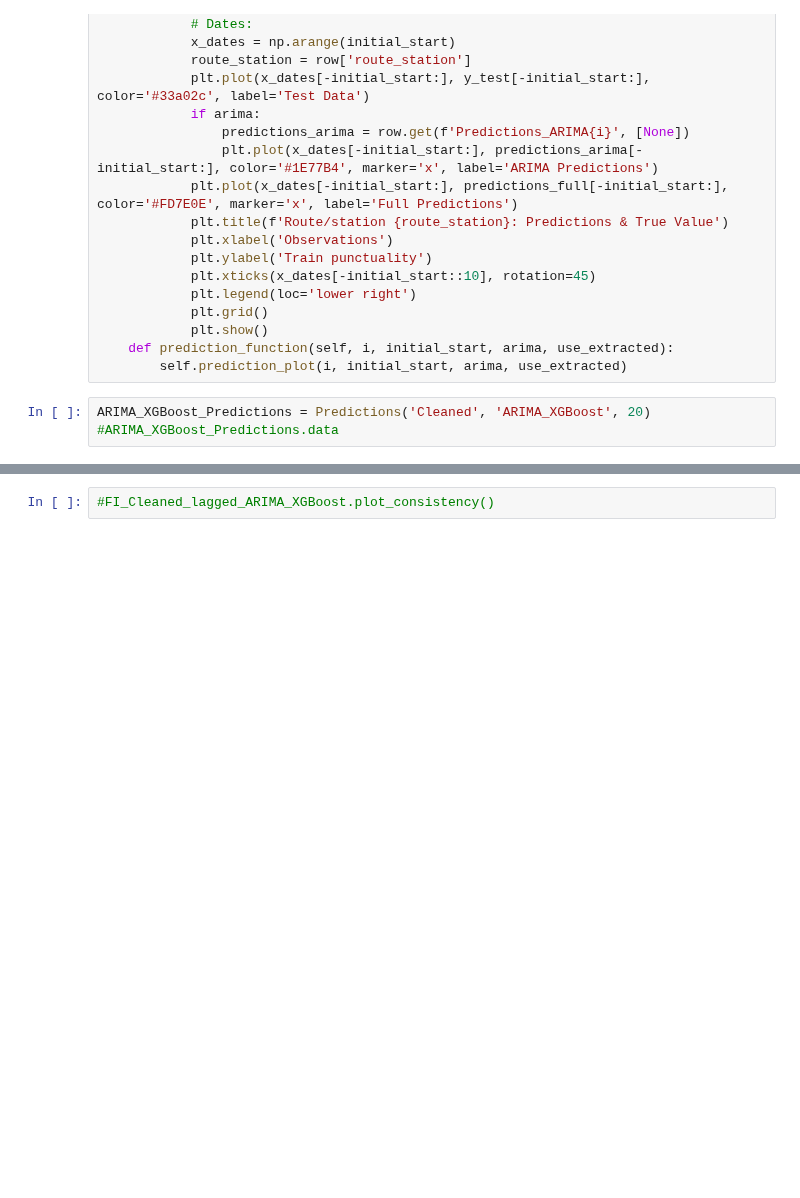
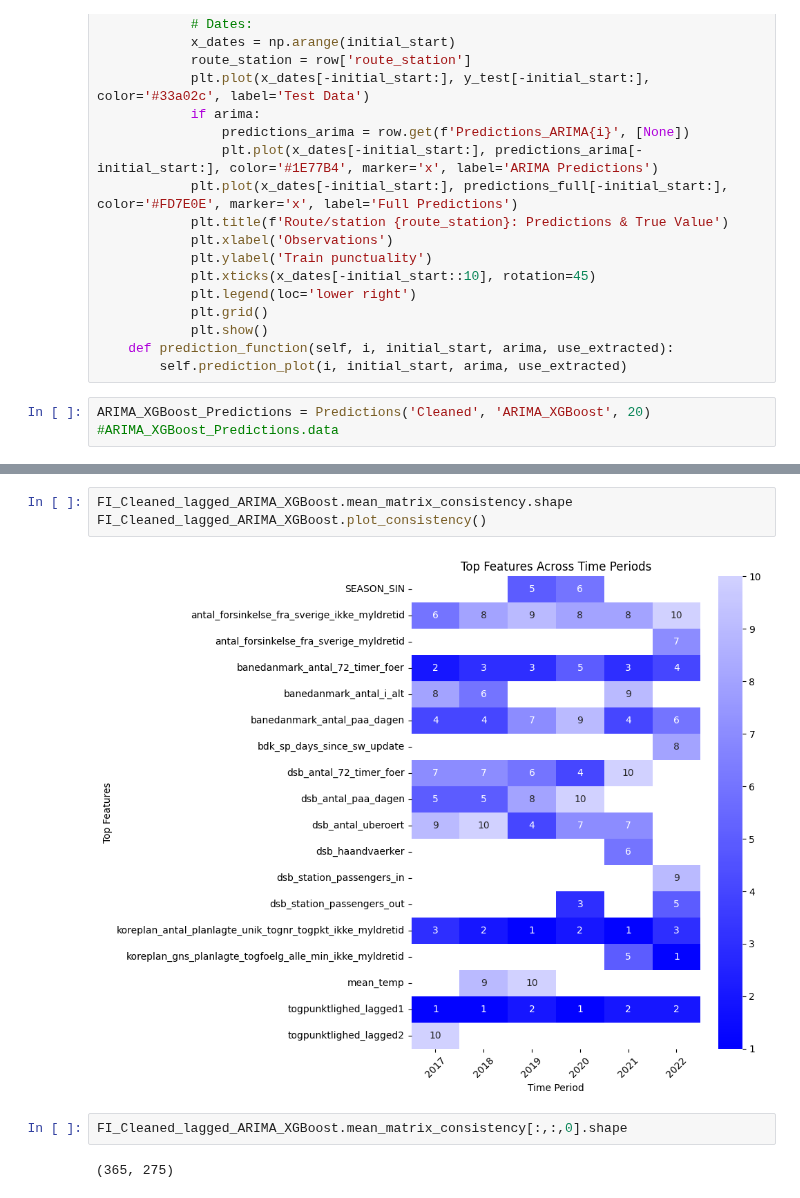
Before and after one commit to clarachristiansen/Bachelor_project, a Jupyter notebook: Visualize_CV_new_format.ipynb, the cells around one changed output, grey strips where cells are left out. Drawn from its saved outputs; the diff is of its cells as text; blank space fills up the shorter version.

```diff
--- a/Visualize_CV_new_format.ipynb
+++ b/Visualize_CV_new_format.ipynb
@@ -558,4 +559,11 @@ FI_Cleaned_lagged_ARIMA_XGBoost.mean_matrix_all.shape
 # %% [output]
 (362, 275)
 # %%
-#FI_Cleaned_lagged_ARIMA_XGBoost.plot_consistency()
+FI_Cleaned_lagged_ARIMA_XGBoost.mean_matrix_consistency.shape
+FI_Cleaned_lagged_ARIMA_XGBoost.plot_consistency()
+# %% [output]
+[figure, added]
+# %%
+FI_Cleaned_lagged_ARIMA_XGBoost.mean_matrix_consistency[:,:,0].shape
+# %% [output]
+(365, 275)
```
Also changed, not shown: parts of 19 cells of this notebook, 1 other file.
